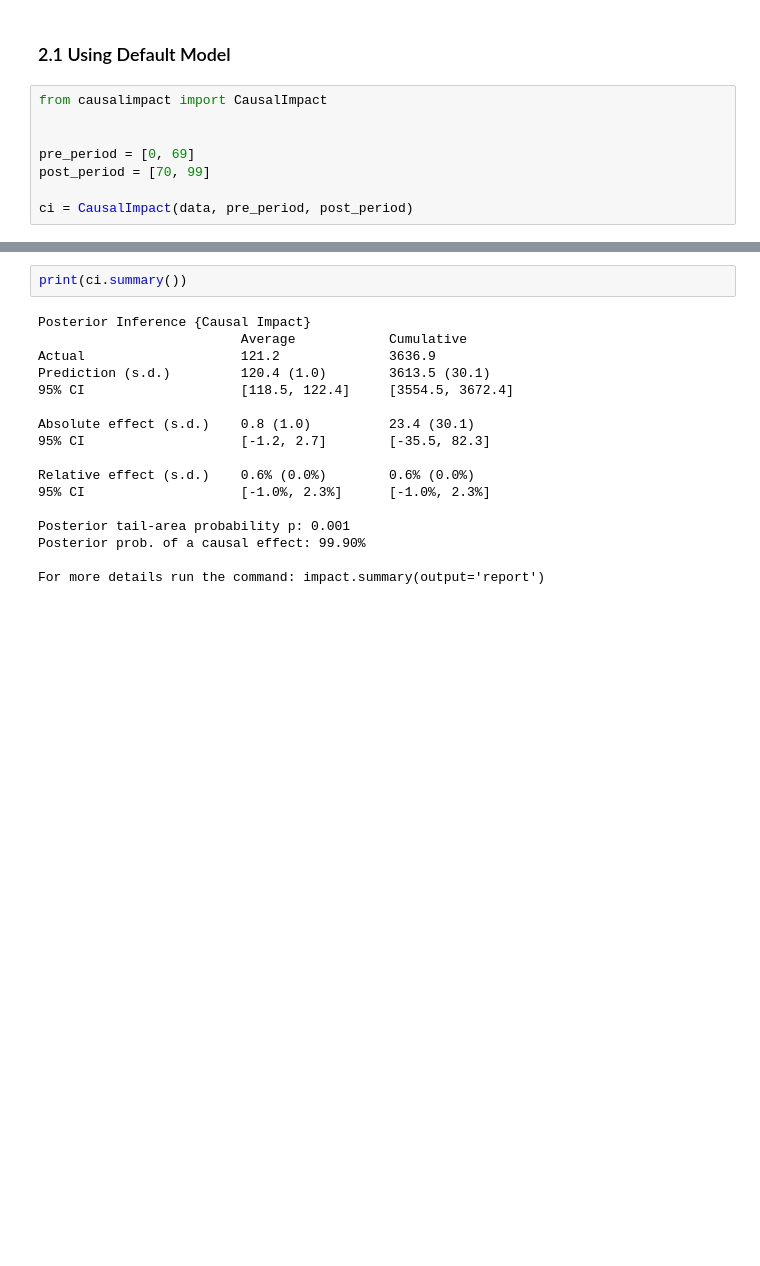
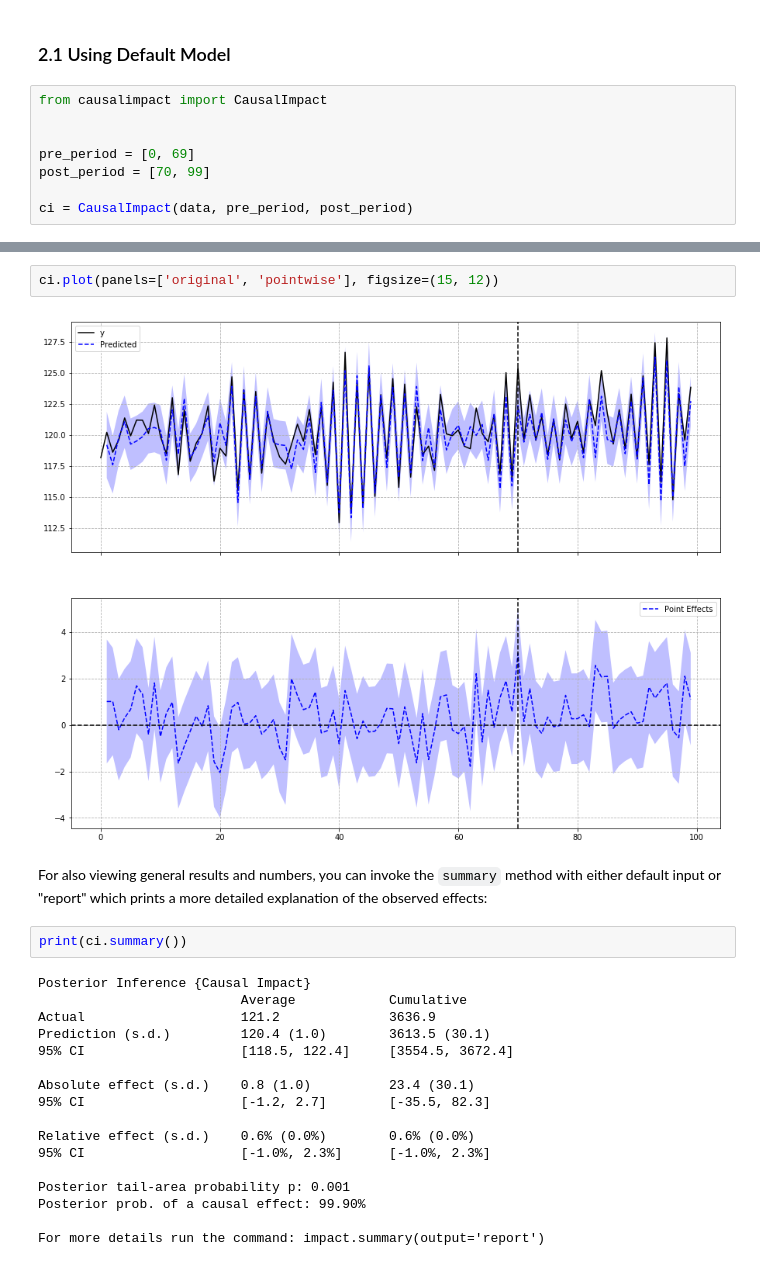
Before and after one commit to josef-pkt/causalimpact, a Jupyter notebook: examples/getting_started.ipynb, the cells around one changed output, grey strips where cells are left out. Cells and saved outputs as stored; diff of their text form; blank space fills up the shorter version.

```diff
--- a/examples/getting_started.ipynb
+++ b/examples/getting_started.ipynb
@@ -64,3 +68,9 @@ ci.p_value
+# %%
+ci.plot(panels=['original', 'pointwise'], figsize=(15, 12))
+# %% [output]
+[figure, added]
+# %% [markdown]
+For also viewing general results and numbers, you can invoke the `summary` method with either default input or "report" which prints a more detailed explanation of the observed effects:
 # %%
 print(ci.summary())
 # %% [output]
```
Also changed, not shown: parts of 47 cells of this notebook, 5 other files.
